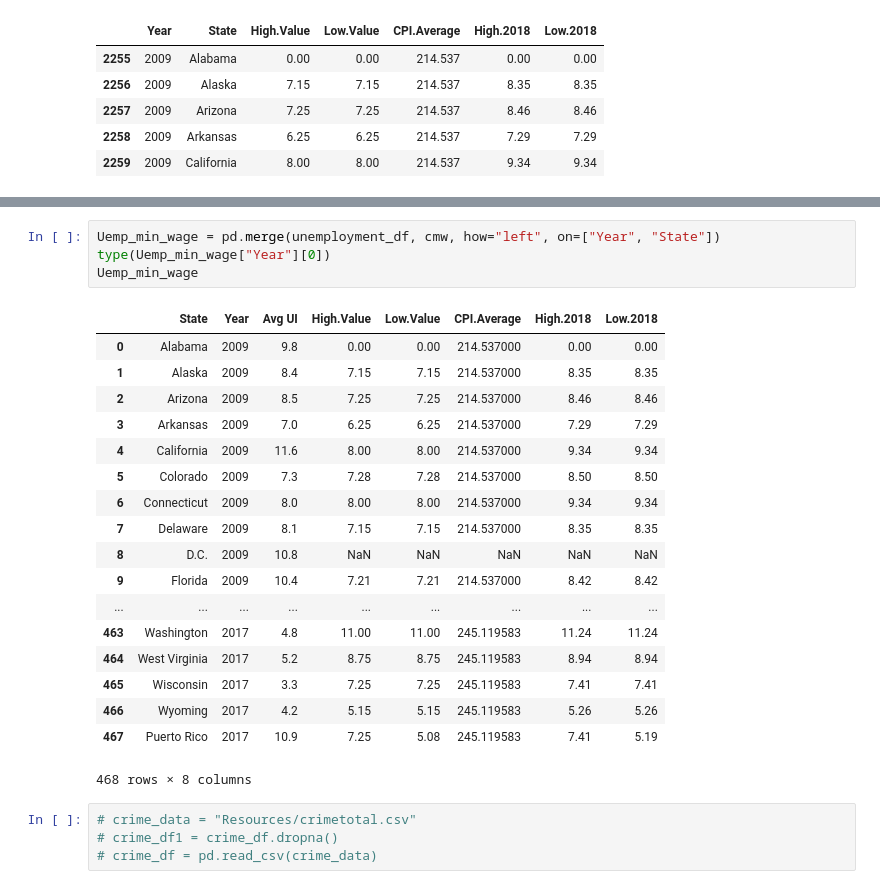
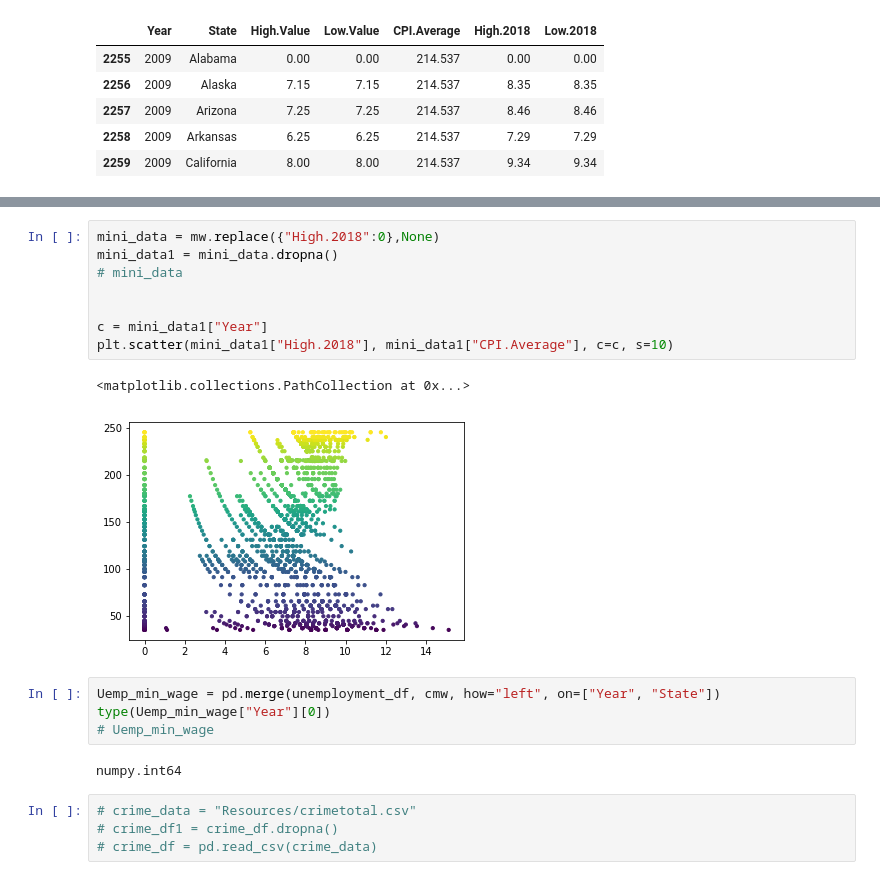
Before and after one commit to SnehaKellogg/Project1_Group5, a Jupyter notebook: ProjectG5.ipynb, the cells around one changed output, grey strips where cells are left out. Saved outputs shown, nothing was run; the diff lists cells and outputs as text.

```diff
--- a/ProjectG5.ipynb
+++ b/ProjectG5.ipynb
@@ -55,26 +60,20 @@ cmw.head()
+# %%
+mini_data = mw.replace({"High.2018":0},None)
+mini_data1 = mini_data.dropna()
+# mini_data
+
+
+c = mini_data1["Year"]
+plt.scatter(mini_data1["High.2018"], mini_data1["CPI.Average"], c=c, s=10)
+# %% [output]
+<matplotlib.collections.PathCollection at 0x...>
+[figure, added]
 # %%
 Uemp_min_wage = pd.merge(unemployment_df, cmw, how="left", on=["Year", "State"])
 type(Uemp_min_wage["Year"][0])
-Uemp_min_wage
+# Uemp_min_wage
 # %% [output]
-|  | State | Year | Avg UI | High.Value | Low.Value | CPI.Average | High.2018 | Low.2018 |
-| 0 | Alabama | 2009 | 9.8 | 0.00 | 0.00 | 214.537000 | 0.00 | 0.00 |
-| 1 | Alaska | 2009 | 8.4 | 7.15 | 7.15 | 214.537000 | 8.35 | 8.35 |
-| 2 | Arizona | 2009 | 8.5 | 7.25 | 7.25 | 214.537000 | 8.46 | 8.46 |
-| 3 | Arkansas | 2009 | 7.0 | 6.25 | 6.25 | 214.537000 | 7.29 | 7.29 |
-| 4 | California | 2009 | 11.6 | 8.00 | 8.00 | 214.537000 | 9.34 | 9.34 |
-| 5 | Colorado | 2009 | 7.3 | 7.28 | 7.28 | 214.537000 | 8.50 | 8.50 |
-| 6 | Connecticut | 2009 | 8.0 | 8.00 | 8.00 | 214.537000 | 9.34 | 9.34 |
-| 7 | Delaware | 2009 | 8.1 | 7.15 | 7.15 | 214.537000 | 8.35 | 8.35 |
-| 8 | D.C. | 2009 | 10.8 | NaN | NaN | NaN | NaN | NaN |
-| 9 | Florida | 2009 | 10.4 | 7.21 | 7.21 | 214.537000 | 8.42 | 8.42 |
-| ... | ... | ... | ... | ... | ... | ... | ... | ... |
-| 463 | Washington | 2017 | 4.8 | 11.00 | 11.00 | 245.119583 | 11.24 | 11.24 |
-| 464 | West Virginia | 2017 | 5.2 | 8.75 | 8.75 | 245.119583 | 8.94 | 8.94 |
-| 465 | Wisconsin | 2017 | 3.3 | 7.25 | 7.25 | 245.119583 | 7.41 | 7.41 |
-| 466 | Wyoming | 2017 | 4.2 | 5.15 | 5.15 | 245.119583 | 5.26 | 5.26 |
-| 467 | Puerto Rico | 2017 | 10.9 | 7.25 | 5.08 | 245.119583 | 7.41 | 5.19 |
-468 rows × 8 columns
+numpy.int64
 # %%
 # crime_data = "Resources/crimetotal.csv"
 # crime_df1 = crime_df.dropna()
```
Also changed, not shown: parts of 6 cells of this notebook, 1 other file.
